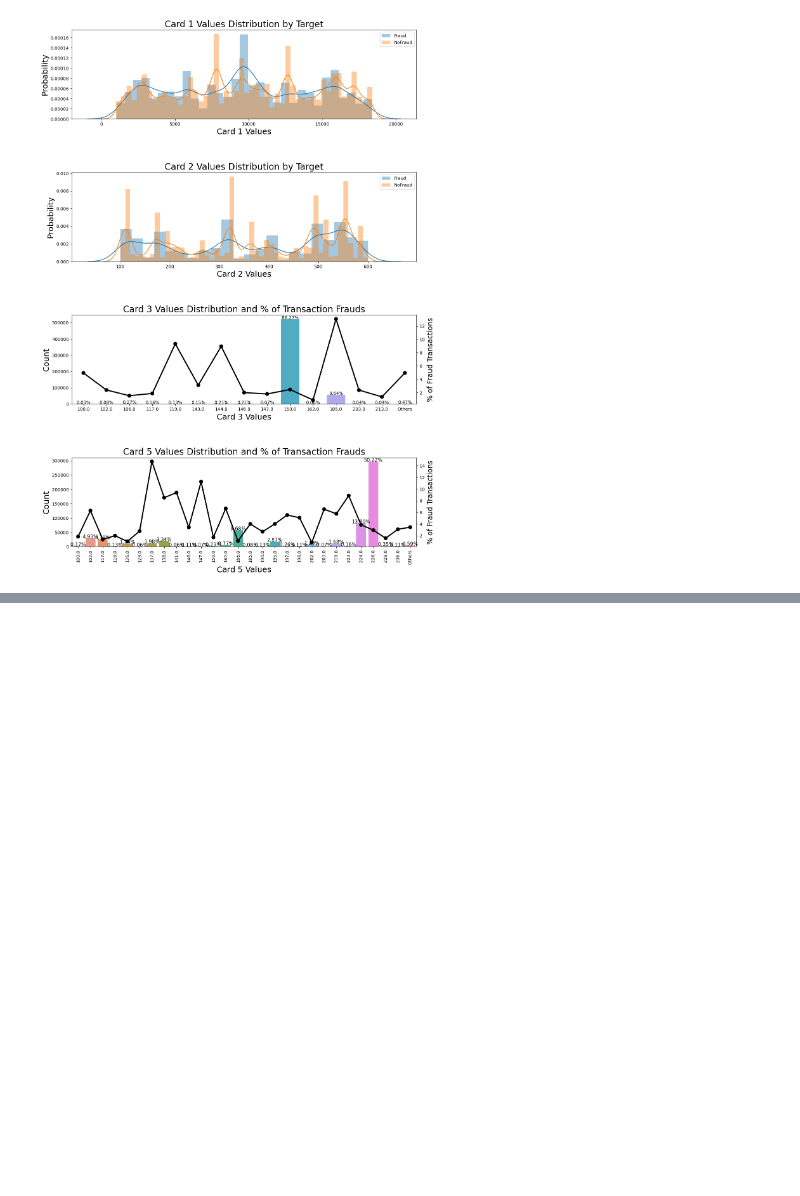
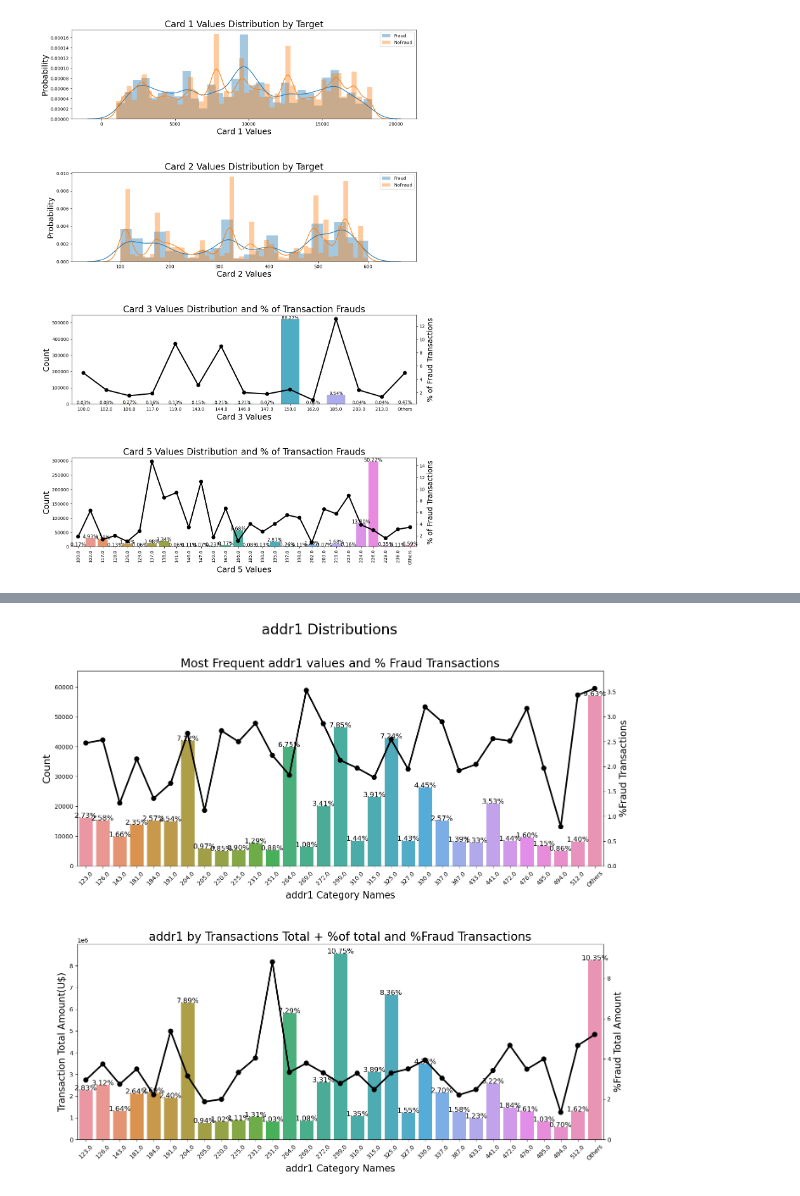
Before and after one commit to Yash1398/Fraud_Detection, a Jupyter notebook: main.ipynb, the cells around one changed output, grey strips where cells are left out. Cells and saved outputs as stored; diff of their text form; code cells hidden in the pictures; blank space fills up the shorter version.

```diff
--- a/main.ipynb
+++ b/main.ipynb
@@ -514,0 +720,80 @@ high % of frauds in 137, 147, 141 that has few entries for values
+# %%
+#setting all values in Addr1 that has less than 5000 entries to "Others"
+df_trans.loc[df_trans.addr1.isin(df_trans.addr1.value_counts()[df_trans.addr1.value_counts() <= 5000 ].index), 'addr1'] = "Others"
+
+#setting all values in Addr2 that has less than 50 entries to "Others"
+df_trans.loc[df_trans.addr2.isin(df_trans.addr2.value_counts()[df_trans.addr2.value_counts() <= 50 ].index), 'addr2'] = "Others"
+# %%
+#Function to do the following:
+#1. calculates the percentage of fraud for each category in the specified column(addr1 or addr2) in a temporary table
+#2. Creates 2 plots for each specified columns
+def ploting_cnt_amt(df, col, lim=2000):
+    tmp = pd.crosstab(df[col], df['isFraud'], normalize='index') * 100
+    tmp = tmp.reset_index()
+    tmp.rename(columns={0:'NoFraud', 1:'Fraud'}, inplace=True)
+
+    plt.figure(figsize=(16,14))
+    plt.suptitle(f'{col} Distributions ', fontsize=24)
+
+# plot showing  count of the values in the specified column, also shows the percentage of fraud transactions using a pointplot
+    plt.subplot(211)
+    g = sns.countplot( x=col,  data=df, order=list(tmp[col].values))
+    gt = g.twinx()
+    gt = sns.pointplot(x=col, y='Fraud', data=tmp, order=list(tmp[col].values),
+                       color='black', )
+    gt.set_ylim(0,tmp['Fraud'].max()*1.1)
+    gt.set_ylabel("%Fraud Transactions", fontsize=16)
+    g.set_title(f"Most Frequent {col} values and % Fraud Transactions", fontsize=20)
+    g.set_xlabel(f"{col} Category Names", fontsize=16)
+    g.set_ylabel("Count", fontsize=17)
+    g.set_xticklabels(g.get_xticklabels(),rotation=45)
+    sizes = []
+    for p in g.patches:
+        height = p.get_height()
+        sizes.append(height)
+        g.text(p.get_x()+p.get_width()/2.,
+                height + 3,
+                '{:1.2f}%'.format(height/total*100),
+                ha="center",fontsize=12)
+
+    g.set_ylim(0,max(sizes)*1.15)
+
+    perc_amt = (df.groupby(['isFraud',col])['TransactionAmt'].sum() \
+                / df.groupby([col])['TransactionAmt'].sum() * 100).unstack('isFraud')
+    perc_amt = perc_amt.reset_index()
+    perc_amt.rename(columns={0:'NoFraud', 1:'Fraud'}, inplace=True)
+    amt = df.groupby([col])['TransactionAmt'].sum().reset_index()
+    perc_amt = perc_amt.fillna(0)
+
+#plot to show the total transaction amount for each value in specified column, with pointplot that shows the percentage of the total transaction amount for each value of col and the percentage of fraud transactions for each value of col
+    plt.subplot(212)
+    g1 = sns.barplot(x=col, y='TransactionAmt',
+                       data=amt,
+                       order=list(tmp[col].values))
+    g1t = g1.twinx()
+    g1t = sns.pointplot(x=col, y='Fraud', data=perc_amt,
+                        order=list(tmp[col].values),
+                       color='black', )
+    g1t.set_ylim(0,perc_amt['Fraud'].max()*1.1)
+    g1t.set_ylabel("%Fraud Total Amount", fontsize=16)
+    g.set_xticklabels(g.get_xticklabels(),rotation=45)
+    g1.set_title(f"{col} by Transactions Total + %of total and %Fraud Transactions", fontsize=20)
+    g1.set_xlabel(f"{col} Category Names", fontsize=16)
+    g1.set_ylabel("Transaction Total Amount(U$)", fontsize=16)
+    g1.set_xticklabels(g.get_xticklabels(),rotation=45)
+
+    for p in g1.patches:
+        height = p.get_height()
+        g1.text(p.get_x()+p.get_width()/2.,
+                height + 3,
+                '{:1.2f}%'.format(height/total_amt*100),
+                ha="center",fontsize=12)
+
+    plt.subplots_adjust(hspace=.4, top = 0.9)
+    plt.show()
+
+#above function is called for the columns addr1 and addr2
+ploting_cnt_amt(df_trans, 'addr1')
+ploting_cnt_amt(df_trans, 'addr2')
+# %% [output]
+[figure, added]
```
Also changed, not shown: parts of 17 cells of this notebook.
